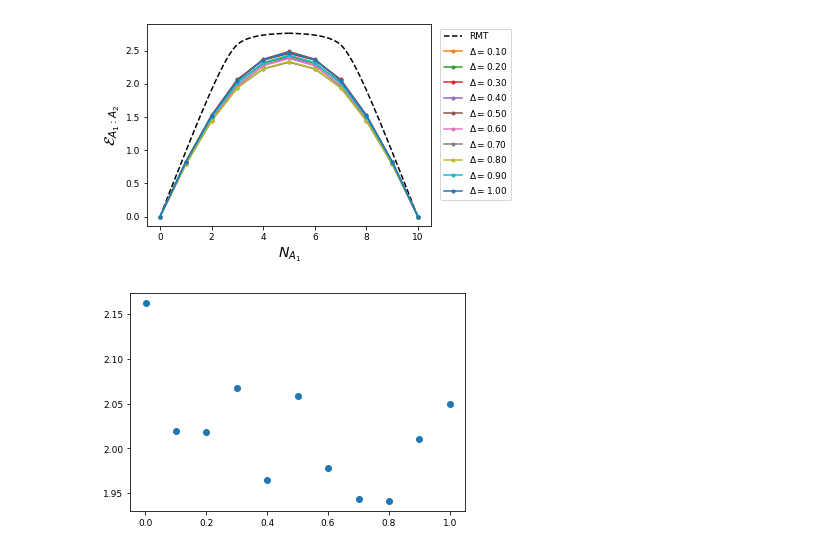
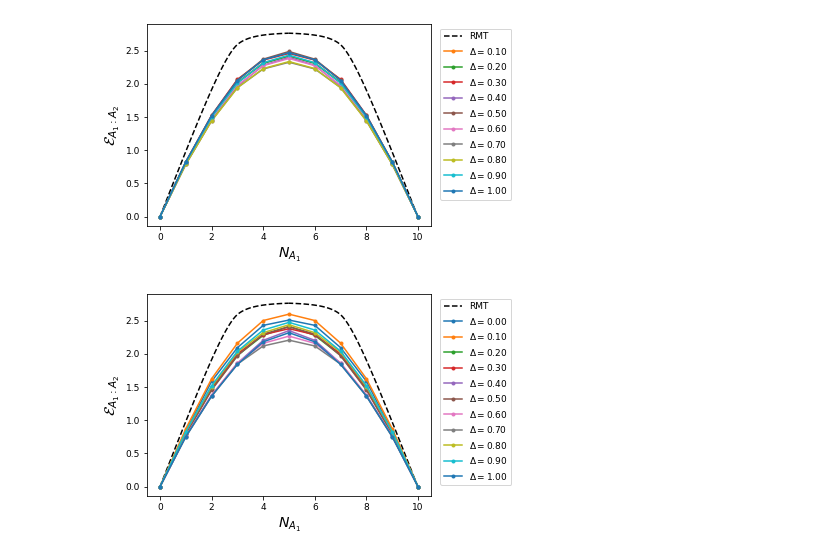
Before and after one commit to hassan-shap/RMT, a Jupyter notebook: XXZ-spinchain.ipynb, the cells around one changed output. Cells and saved outputs as stored; diff of their text form; code cells hidden in the pictures.

```diff
--- a/XXZ-spinchain.ipynb
+++ b/XXZ-spinchain.ipynb
@@ -205,6 +228,6 @@ plt.ylim([-1e-4,1e-4])
 # %%
 r=2
-dN=50
+dN=10
 Na=10
 Nb = L-Na
 states=np.arange(2**(L-1)-dN,2**(L-1)+dN)
@@ -247,6 +270,6 @@ print("Finished, quimb elapsed time = %.2f " % (elapsed)+ "sec")
 f1= 'XXZchain_NA_%d_NB_%d.npz' % (Na,Nb)
 out_dir = 'LN_figs/'
 fname = out_dir+f1
-np.savez(fname, neg_q=neg_q)
+# np.savez(fname, neg_q=neg_q)
 # %% [output]
 0
@@ -327,7 +350,64 @@ plt.savefig('figs/XXZ_chain2_Na_%d_Nb_%d.pdf' % (Na,Nb))
 plt.show()
 # %% [output]
 [figure]
-# %%
-plt.plot(Ds,logneg_q_avg[3,:],'o');
-# %% [output]
-[figure, removed]
+# %%
+# L = 14
+# Na=8
+# Nb = L-Na
+
+R12_list=np.linspace(0.0,0.499,101)
+logneg=np.zeros(len(R12_list))
+for i_1 in range(len(R12_list)-1):
+    R12=R12_list[i_1+1]
+    Lb= r**Nb
+    L1= r**(R12*Na)
+    L2= r**((1-R12)*Na)
+
+    a = Lb/L2 +1j*0
+    b = Lb/L2*L1 +1j*0
+    logneg[i_1+1]=np.log2(neg_calc(a,b)*(L2*L1)/pi/(L1*Lb))
+
+
+# f1= 'LN_figs/spinchain_NA_%d_NB_%d.npz' % (Na,Nb)
+# if path.exists(fname):
+#     npzfile = np.load(fname)
+#     neg_q=npzfile['neg_q']
+#     neg_q0=npzfile['neg_q0']
+#     print('Averaged over %d states' % (np.size(neg_q,1)))
+
+
+plt.figure(figsize=(6.2,3.6))
+fsize=9
+plt.rcParams.update({'font.size': fsize})
+
+plt.plot(R12_list*Na,logneg,'k--')
+plt.plot((0.5+R12_list[::-1])*Na,logneg,'k--',label='RMT')
+
+# logneg_q_avg=np.log2(2*np.mean(neg_q,axis=1)+1)
+logneg_q_avg= np.mean(neg_q,axis=2)
+# mI_q_avg= np.mean(mI_q,axis=1)/2
+# mI_q0_avg= np.mean(mI_q0,axis=1)/2
+
+mksize=6
+midsize=int(Na/2)
+
+for i_D in np.arange(0,len(Ds)):
+    yy = np.concatenate((logneg_q_avg[0:midsize,i_D],logneg_q_avg[::-1,i_D]))
+    plt.plot(np.arange(0,Na+1), yy, '.-', color='C%d' % (i_D), markersize=mksize,label=r'$\Delta= %.2f$' % (Ds[i_D]))
+#     plt.plot(np.arange(0,Na/2), logneg_q_avg[0:midsize,i_D], '.-', color='C%d' % (i_D), markersize=mksize,label=r'$\Delta= %.2f$' % (Ds[i_D]))
+#     plt.plot(int(Na)/2+np.arange(0,int(Na)/2+1), logneg_q_avg[::-1,i_D], '.-', color='C%d' % (i_D), markersize=mksize)
+
+# plt.title('$N_A$=%d' % (Na))
+plt.xlabel(r'$N_{A_1}$',fontsize = fsize+5)
+plt.ylabel(r'${\cal E}_{A_1:A_2}$',fontsize = fsize+6)
+
+# plt.ylim(0,5.)
+# plt.xlim(0,int(Lab)/2+1)
+# plt.legend(fontsize=fsize,handlelength=1.5,loc='lower center')
+plt.legend(fontsize=fsize,bbox_to_anchor=(1.3, 1.), loc="upper right", ncol=1)
+
+plt.tight_layout()
+# plt.savefig('figs/XXZ_chain2_Na_%d_Nb_%d.pdf' % (Na,Nb))
+plt.show()
+# %% [output]
+[figure, added]
```
Also changed, not shown: parts of 5 cells of this notebook.
